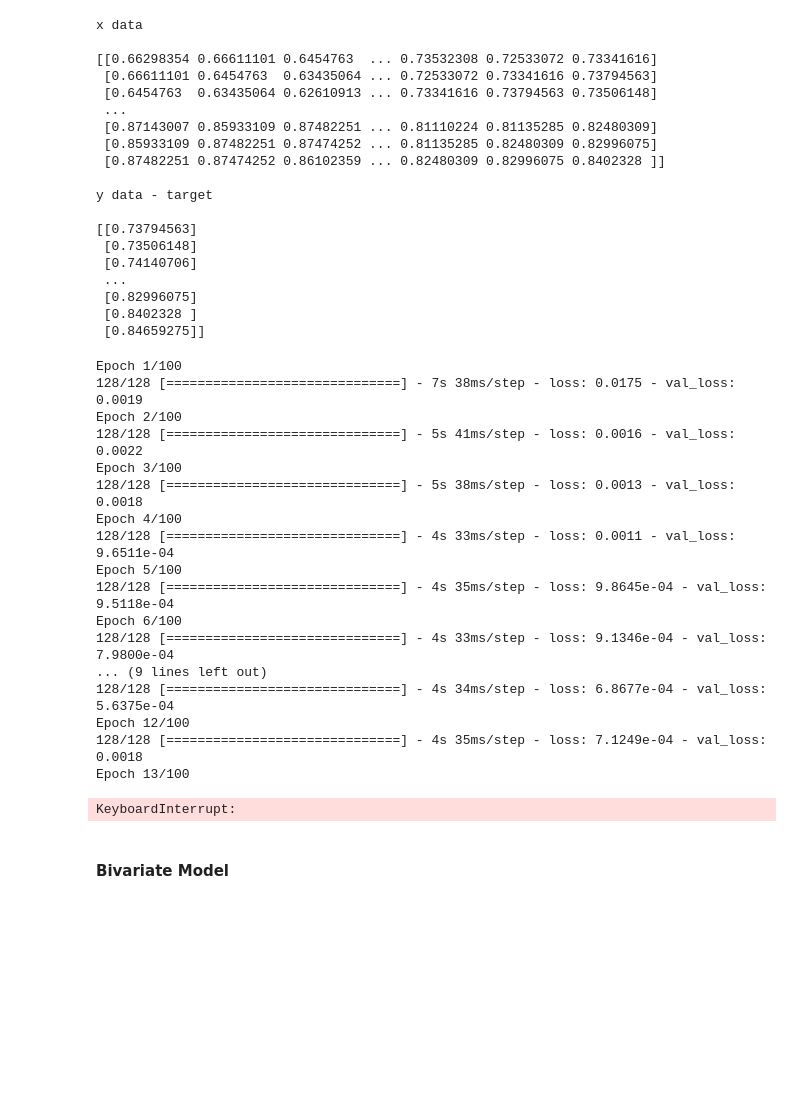
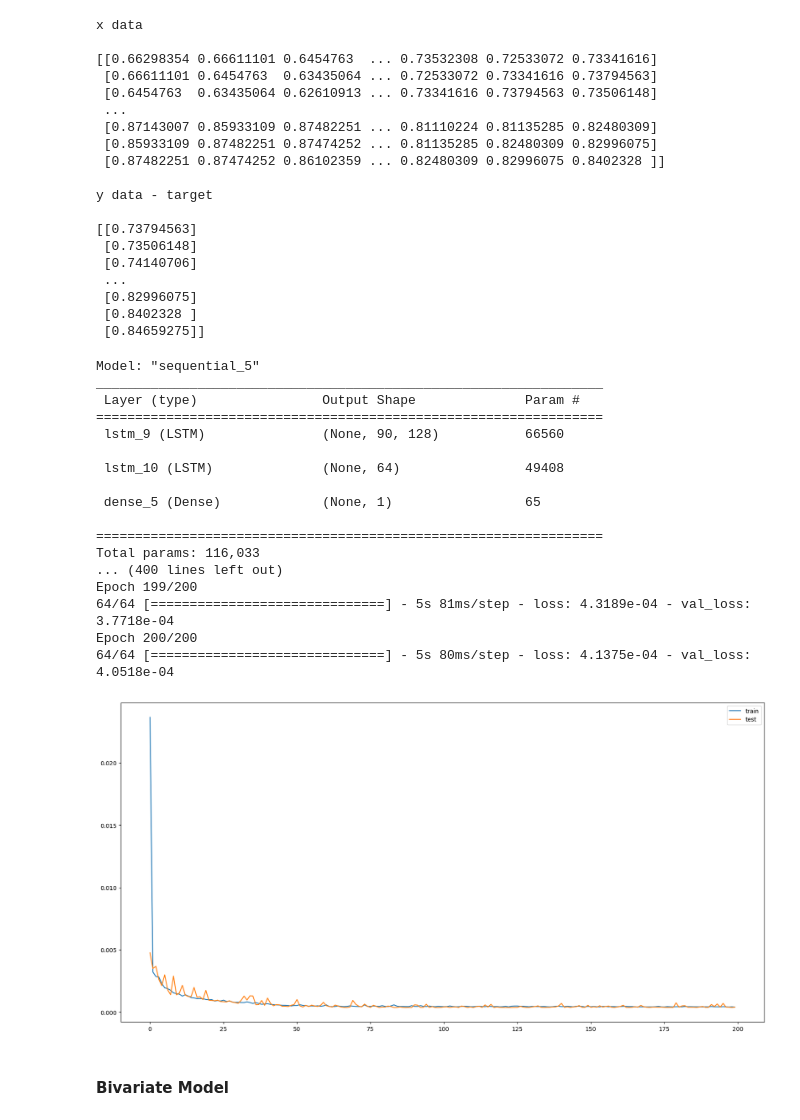
Before and after one commit to zohanny/LSTM-Euronext, a Jupyter notebook: EURONEXT LISBON - Forecasting with LSTM.ipynb, the cells around one changed output. Saved outputs shown, nothing was run; the diff lists cells and outputs as text; code cells hidden in the pictures; blank space fills up the shorter version.

```diff
--- a/EURONEXT LISBON - Forecasting with LSTM.ipynb
+++ b/EURONEXT LISBON - Forecasting with LSTM.ipynb
@@ -228,6 +227,12 @@ def trainLstmModel (model, x_train, y_train) :
                 epochs=EPOCHS,
                 validation_split=VALIDATION_SPLIT,
                 verbose='auto')
+# %%
+def plotHistory(history) :
+    plt.plot(history.history['loss'], label='train')
+    plt.plot(history.history['val_loss'], label='test')
+    plt.legend()
+    plt.show()
 # %% [markdown]
 ### Running the model
 # %% [markdown]
@@ -266,31 +275,31 @@ y data - target
  [0.82996075]
  [0.8402328 ]
  [0.84659275]]
-# %%
-test_data=selectTestData(global_data,size_train_data)
-scaled_test_data=scaleData(test_data,scaler)
-X_test = createTestVector(scaled_test_data)
-lstm_model = createLstmModel(x_train_data)
-trainLstmModel(lstm_model, x_train_data, y_train_data)
-# %% [output]
-Epoch 1/100
-128/128 [==============================] - 7s 38ms/step - loss: 0.0175 - val_loss: 0.0019
-Epoch 2/100
-128/128 [==============================] - 5s 41ms/step - loss: 0.0016 - val_loss: 0.0022
-Epoch 3/100
-128/128 [==============================] - 5s 38ms/step - loss: 0.0013 - val_loss: 0.0018
-Epoch 4/100
-128/128 [==============================] - 4s 33ms/step - loss: 0.0011 - val_loss: 9.6511e-04
-Epoch 5/100
-128/128 [==============================] - 4s 35ms/step - loss: 9.8645e-04 - val_loss: 9.5118e-04
-Epoch 6/100
-128/128 [==============================] - 4s 33ms/step - loss: 9.1346e-04 - val_loss: 7.9800e-04
-... (9 lines left out)
-128/128 [==============================] - 4s 34ms/step - loss: 6.8677e-04 - val_loss: 5.6375e-04
-Epoch 12/100
-128/128 [==============================] - 4s 35ms/step - loss: 7.1249e-04 - val_loss: 0.0018
-Epoch 13/100
-KeyboardInterrupt:
+# %%
+
+lstm_model = createLstmModel(x_train_data)
+print(lstm_model.summary())
+history=trainLstmModel(lstm_model, x_train_data, y_train_data)
+plotHistory(history)
+# %% [output]
+Model: "sequential_5"
+_________________________________________________________________
+ Layer (type)                Output Shape              Param #
+=================================================================
+ lstm_9 (LSTM)               (None, 90, 128)           66560
+
+ lstm_10 (LSTM)              (None, 64)                49408
+
+ dense_5 (Dense)             (None, 1)                 65
+
+=================================================================
+Total params: 116,033
+... (400 lines left out)
+Epoch 199/200
+64/64 [==============================] - 5s 81ms/step - loss: 4.3189e-04 - val_loss: 3.7718e-04
+Epoch 200/200
+64/64 [==============================] - 5s 80ms/step - loss: 4.1375e-04 - val_loss: 4.0518e-04
+[figure, added]
 # %% [markdown]
 #### Bivariate Model
 # %% [markdown]
```
Also changed, not shown: parts of 7 cells of this notebook.
